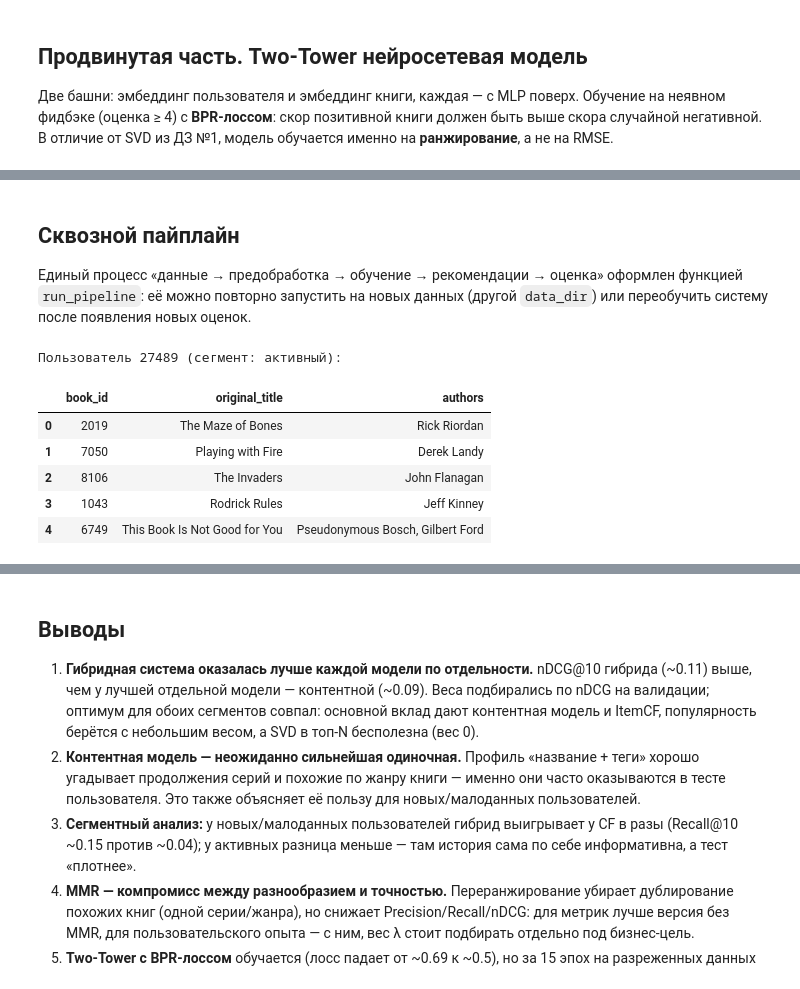
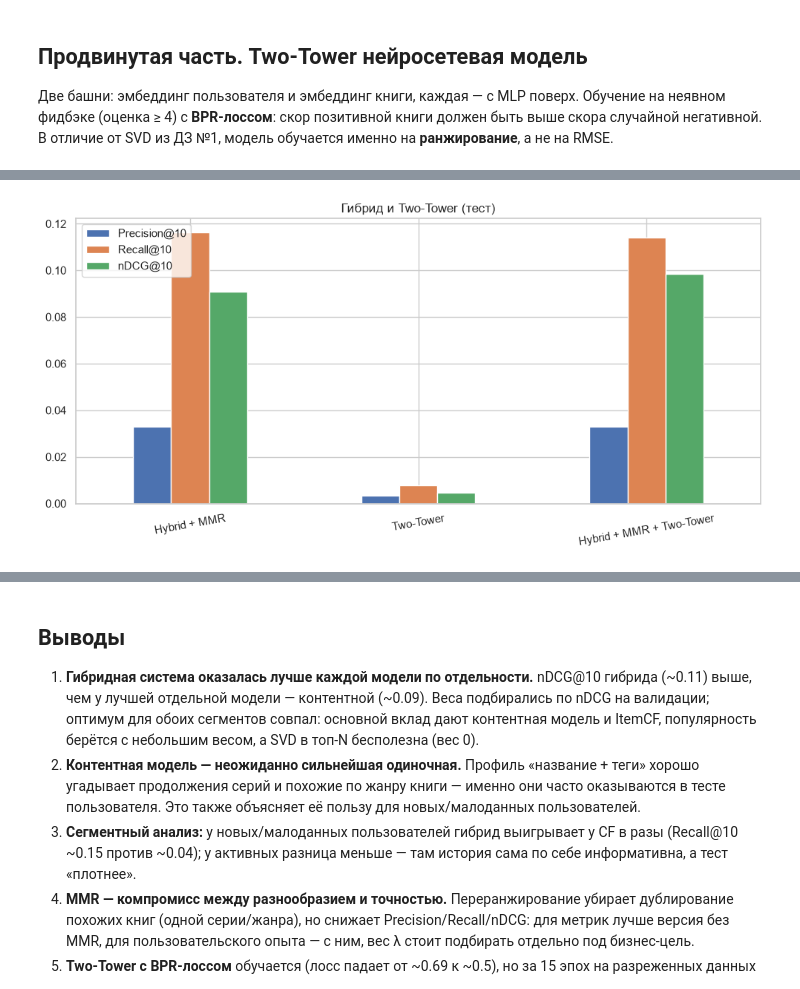
Before and after one commit to enrichmentt/book-recommender-engine, a Jupyter notebook: hybrid_recommender.ipynb, the cells around one changed output, grey strips where cells are left out. Cells and saved outputs as stored; diff of their text form; code cells hidden in the pictures.

```diff
--- a/hybrid_recommender.ipynb
+++ b/hybrid_recommender.ipynb
@@ -556,34 +572,8 @@ nn_summary.round(4)
-# %% [markdown]
-## Сквозной пайплайн
-
-Единый процесс «данные → предобработка → обучение → рекомендации → оценка» оформлен
-функцией `run_pipeline`: её можно повторно запустить на новых данных (другой `data_dir`)
-или переобучить систему после появления новых оценок.
-# %%
-def run_pipeline(user_id, data_dir='data/', n=5):
-    """Сквозной запуск: загрузка -> предобработка -> обучение -> рекомендации -> оценка.
-
-    Порядок этапов зафиксирован ячейками ноутбука:
-      1. загрузка данных            — ratings/books/tags/book_tags из data_dir
-      2. train_test_split_by_user() — сплит 80/20 по пользователю
-      3. расширенные признаки       — user_features, book_features, TF-IDF-профили
-      4. обучение моделей           — Popularity, ItemCF, SVD, Two-Tower
-      5. генерация рекомендаций     — пул кандидатов + веса сегмента + MMR (эта функция)
-      6. оценка качества            — Precision/Recall/nDCG@10 (этап 3)
-    Для повторного запуска на новых данных выполняются те же ячейки с другим data_dir.
-    """
-    weights = w_act if seg_of.get(user_id) == 'активный' else w_new
-    return recommend_hybrid(user_id, weights, n=n)
-
-# демонстрация финальной выдачи для пользователя из активного сегмента
-demo_active = int(test_act[0])
-print(f'Пользователь {demo_active} (сегмент: {seg_of[demo_active]}):')
-run_pipeline(demo_active)
-# %% [output]
-Пользователь 27489 (сегмент: активный):
-|  | book_id | original_title | authors |
-| 0 | 2019 | The Maze of Bones | Rick Riordan |
-| 1 | 7050 | Playing with Fire | Derek Landy |
-| 2 | 8106 | The Invaders | John Flanagan |
-| 3 | 1043 | Rodrick Rules | Jeff Kinney |
-| 4 | 6749 | This Book Is Not Good for You | Pseudonymous Bosch, Gilbert Ford |
+# %%
+# финальное сравнение: гибрид и нейросеть
+ax = nn_summary.plot(kind='bar', rot=10)
+ax.set_title('Гибрид и Two-Tower (тест)')
+ax.legend(loc='upper left')
+plt.tight_layout(); plt.show()
+# %% [output]
+[figure, added]
```
Also changed, not shown: parts of 6 cells of this notebook.
